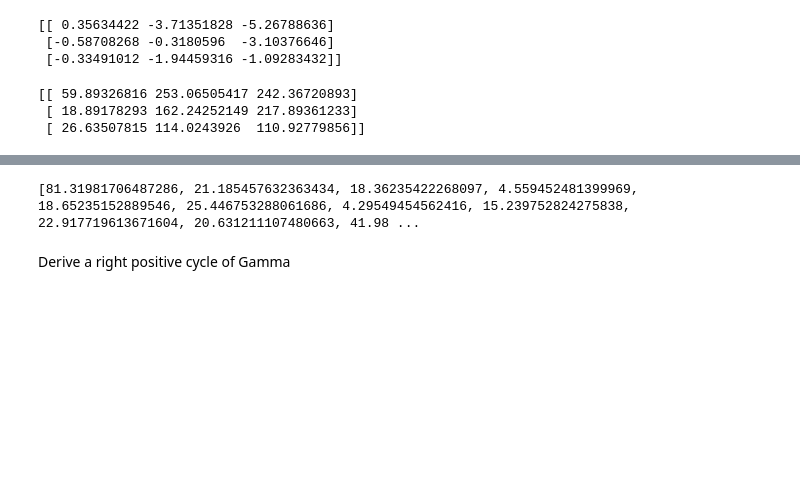
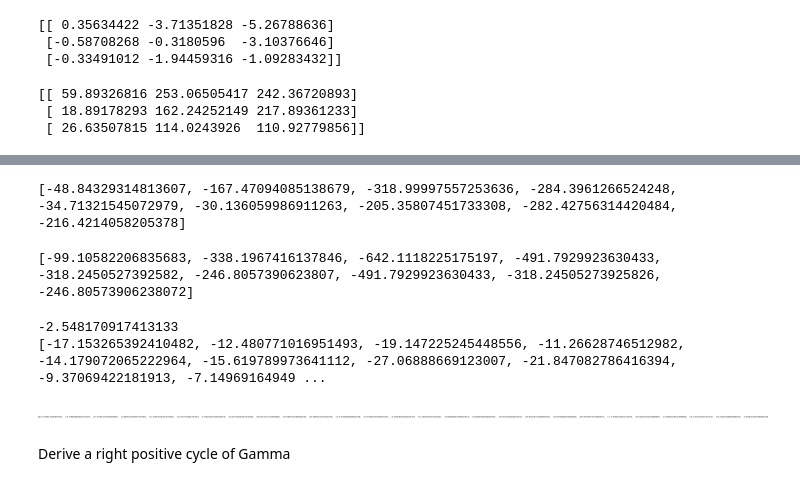
Before and after one commit to lanl/tardigrade-micromorphic-element, a Jupyter notebook: doc/MatrixForm/micromorphic_matrix_form.ipynb, the cells around one changed output, grey strips where cells are left out. Cells and saved outputs as stored; diff of their text form; code cells hidden in the pictures; blank space fills up the shorter version.

Commit message:
Added initial pass of jacobians for the cauchy stress and the symmetric stress

```diff
--- a/doc/MatrixForm/micromorphic_matrix_form.ipynb
+++ b/doc/MatrixForm/micromorphic_matrix_form.ipynb
@@ -1200,17 +1280,53 @@ print(tensor_to_voigt_3(M_num))
+# %%
+Jac_num = np.linalg.det(Ftest)
+cauchy  = np.zeros([3,3])
+PK2_num = term1+term2+term3+term4+term5
+
+for i in range(3):
+    for j in range(3):
+
+        for I in range(3):
+            for J in range(3):
+                cauchy[i,j] += Ftest[i,I]*PK2_num[I,J]*Ftest[j,J]/Jac_num
+print(tensor_to_voigt_2(cauchy))
+# %% [output]
+[-48.84329314813607, -167.47094085138679, -318.99997557253636, -284.3961266524248, -34.71321545072979, -30.136059986911263, -205.35807451733308, -282.42756314420484, -216.4214058205378]
+# %%
+Jac_num = np.linalg.det(Ftest)
+s       = np.zeros([3,3])
+SIGMA_num = term1+term2+symm_part
+
+for i in range(3):
+    for j in range(3):
+
+        for I in range(3):
+            for J in range(3):
+                s[i,j] += Ftest[i,I]*SIGMA_num[I,J]*Ftest[j,J]/Jac_num
+print(tensor_to_voigt_2(s))
+# %% [output]
+[-99.10582206835683, -338.1967416137846, -642.1118225175197, -491.7929923630433, -318.2450527392582, -246.8057390623807, -491.7929923630433, -318.24505273925826, -246.80573906238072]
 # %%
-M_num = np.zeros([3,3,3])
+Jac_num = np.linalg.det(Ftest)
+m       = np.zeros([3,3,3])
+
+print(Jac_num)
 
 for i in range(3):
     for j in range(3):
         for k in range(3):
-
-            for l in range(3):
-                for m in range(3):
-                    for n in range(3):
-                        M_num[i,j,k] += Ctest[i][j][k][l][m][n]*Gammatest[l,m,n]
-print(tensor_to_voigt_3(M_num))
+            for I in range(3):
+                for J in range(3):
+                    for K in range(3):
+                        m[i,j,k] += Ftest[i,I]*Ftest[j,J]*chitest[k,K]*M_num[I,J,K]/Jac_num
+print(tensor_to_voigt_3(m))
+#tensor_to_voigt_3(M_num)
+tmp = tensor_to_voigt_3(M_num)
+np.array([tmp[i*9:(i+1)*9] for i in range(3)])
+tensor_to_voigt_3(M_num)
 # %% [output]
-[81.31981706487286, 21.185457632363434, 18.36235422268097, 4.559452481399969, 18.65235152889546, 25.446753288061686, 4.29549454562416, 15.239752824275838, 22.917719613671604, 20.631211107480663, 41.98 ...
+-2.548170917413133
+[-17.153265392410482, -12.480771016951493, -19.147225245448556, -11.26628746512982, -14.179072065222964, -15.619789973641112, -27.06888669123007, -21.847082786416394, -9.37069422181913, -7.14969164949 ...
+[figure, added]
 # %% [markdown]
 Derive a right positive cycle of Gamma
 # %%
```
Also changed, not shown: parts of 40 cells of this notebook, 4 other files.
